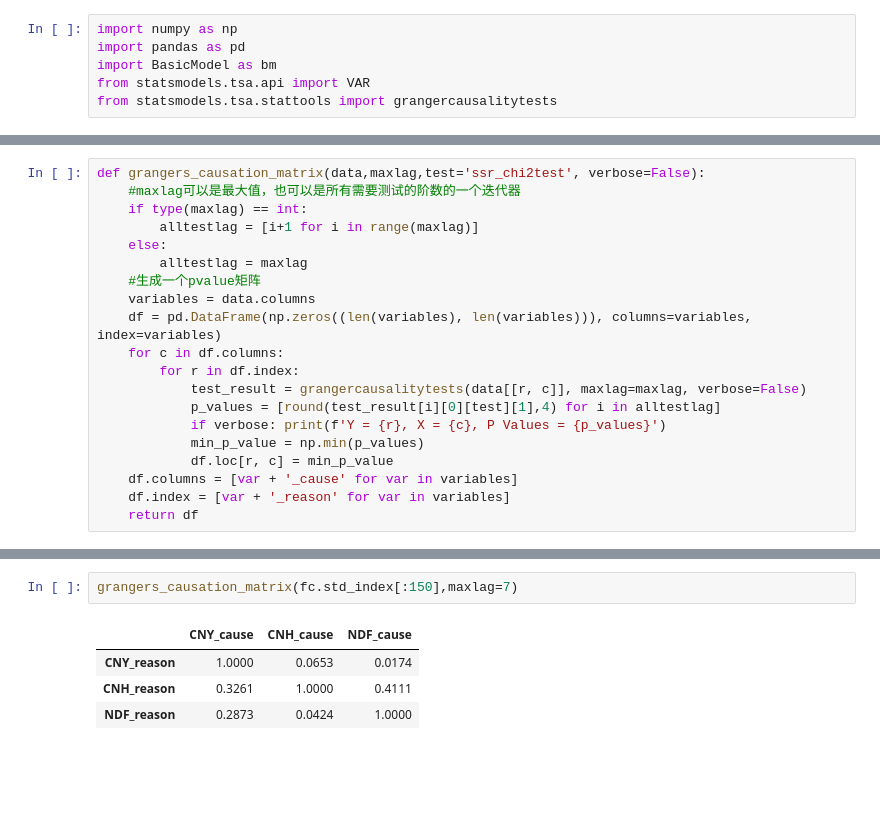
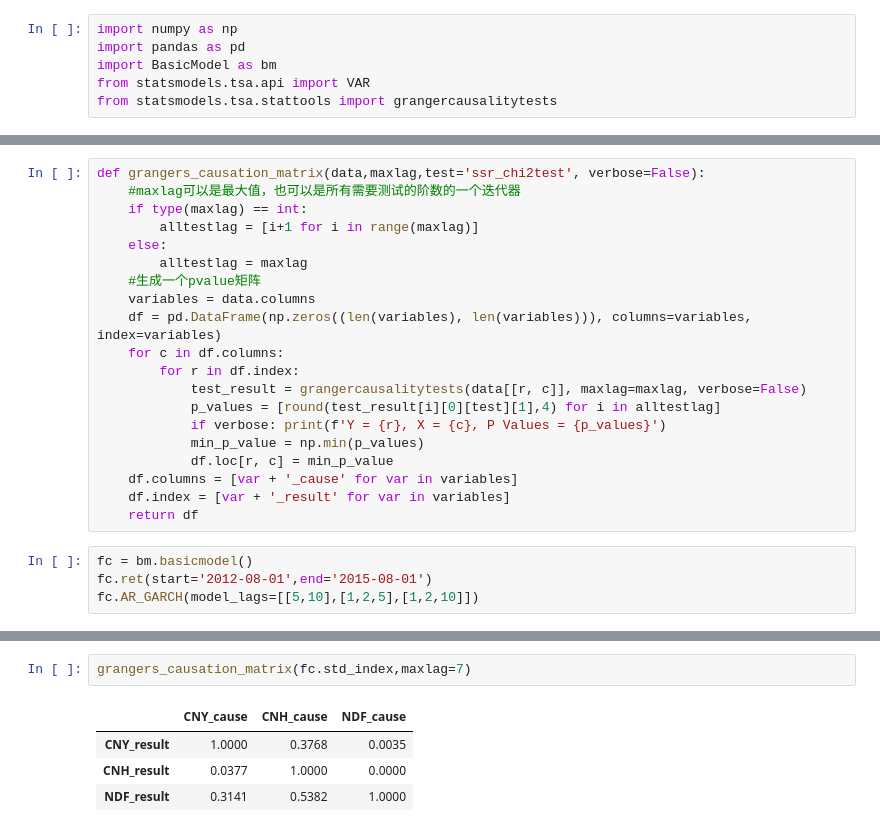
Before and after one commit to Ardentem/Exchangerates_CNY_CNH_etc, a Jupyter notebook: GrangerTest.ipynb, the cells around one changed output, grey strips where cells are left out. Saved outputs shown, nothing was run; the diff lists cells and outputs as text; blank space fills up the shorter version.

```diff
--- a/GrangerTest.ipynb
+++ b/GrangerTest.ipynb
@@ -87,5 +88,9 @@ def grangers_causation_matrix(data,maxlag,test='ssr_chi2test', verbose=False):
             min_p_value = np.min(p_values)
             df.loc[r, c] = min_p_value
     df.columns = [var + '_cause' for var in variables]
-    df.index = [var + '_reason' for var in variables]
+    df.index = [var + '_result' for var in variables]
     return df
+# %%
+fc = bm.basicmodel()
+fc.ret(start='2012-08-01',end='2015-08-01')
+fc.AR_GARCH(model_lags=[[5,10],[1,2,5],[1,2,10]])
@@ -92,7 +147,7 @@ def grangers_causation_matrix(data,maxlag,test='ssr_chi2test', verbose=False):
 # %%
-grangers_causation_matrix(fc.std_index[:150],maxlag=7)
+grangers_causation_matrix(fc.std_index,maxlag=7)
 # %% [output]
 |  | CNY_cause | CNH_cause | NDF_cause |
-| CNY_reason | 1.0000 | 0.0653 | 0.0174 |
-| CNH_reason | 0.3261 | 1.0000 | 0.4111 |
-| NDF_reason | 0.2873 | 0.0424 | 1.0000 |
+| CNY_result | 1.0000 | 0.3768 | 0.0035 |
+| CNH_result | 0.0377 | 1.0000 | 0.0000 |
+| NDF_result | 0.3141 | 0.5382 | 1.0000 |
```
Also changed, not shown: parts of 8 cells of this notebook, 2 other files.
